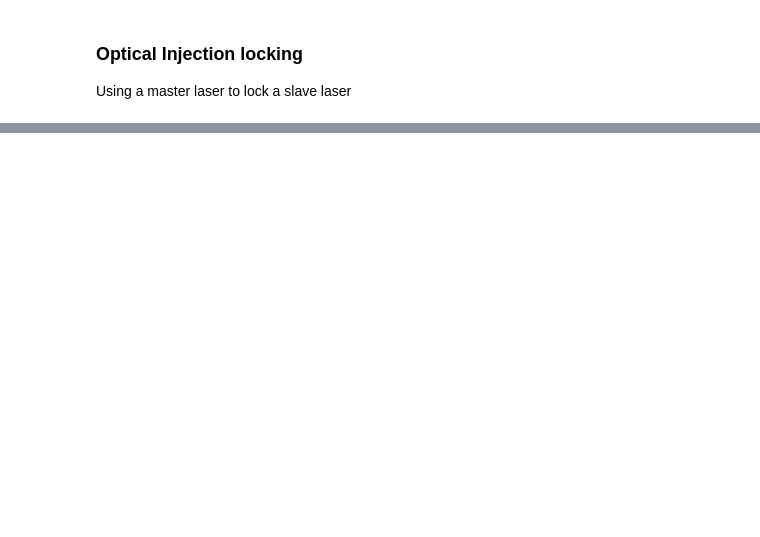
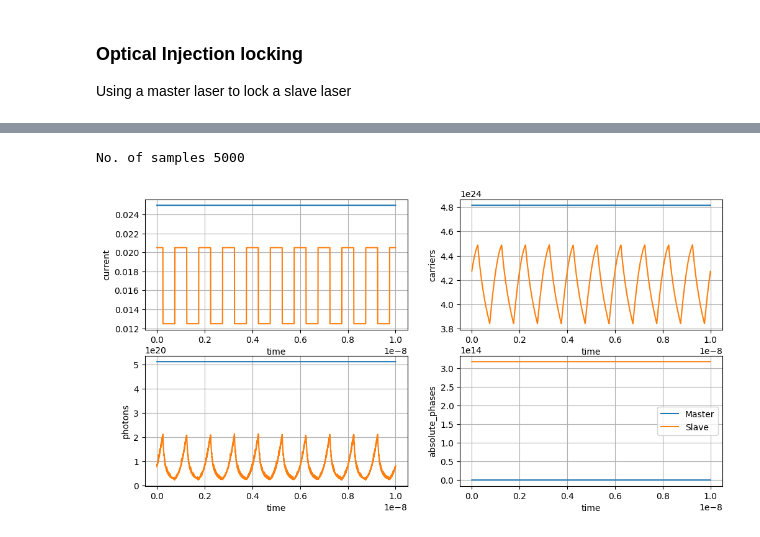
Before and after one commit to shashankg687/Univeral_QKD_Transmitter, a Jupyter notebook: Anshurup/laser dynamics.ipynb, the cells around one changed output, grey strips where cells are left out. Saved outputs shown, nothing was run; the diff lists cells and outputs as text; code cells hidden in the pictures; blank space fills up the shorter version.

```diff
--- a/Anshurup/laser dynamics.ipynb
+++ b/Anshurup/laser dynamics.ipynb
@@ -745,0 +627,17 @@ No. of samples 1000
+# %%
+laser_simulator.reset()
+
+# OIL state
+master_current.set_Modulation(modulation_bits)
+
+laser_simulator.set_Parameters(t_unit, dt, t_cycles, sampling_rate)
+laser_simulator.lasers_simulate([master_laser, slave_laser], [master_current, slave_current])
+
+# laser simulator outputs
+simulation_data = laser_simulator.values()
+""" simulation data (shallow copy of laser_simulator.data) """
+
+laser_simulator.plot_data([master_laser, slave_laser])
+# %% [output]
+No. of samples 5000
+[figure, added]
```
Also changed, not shown: parts of 47 cells of this notebook.
